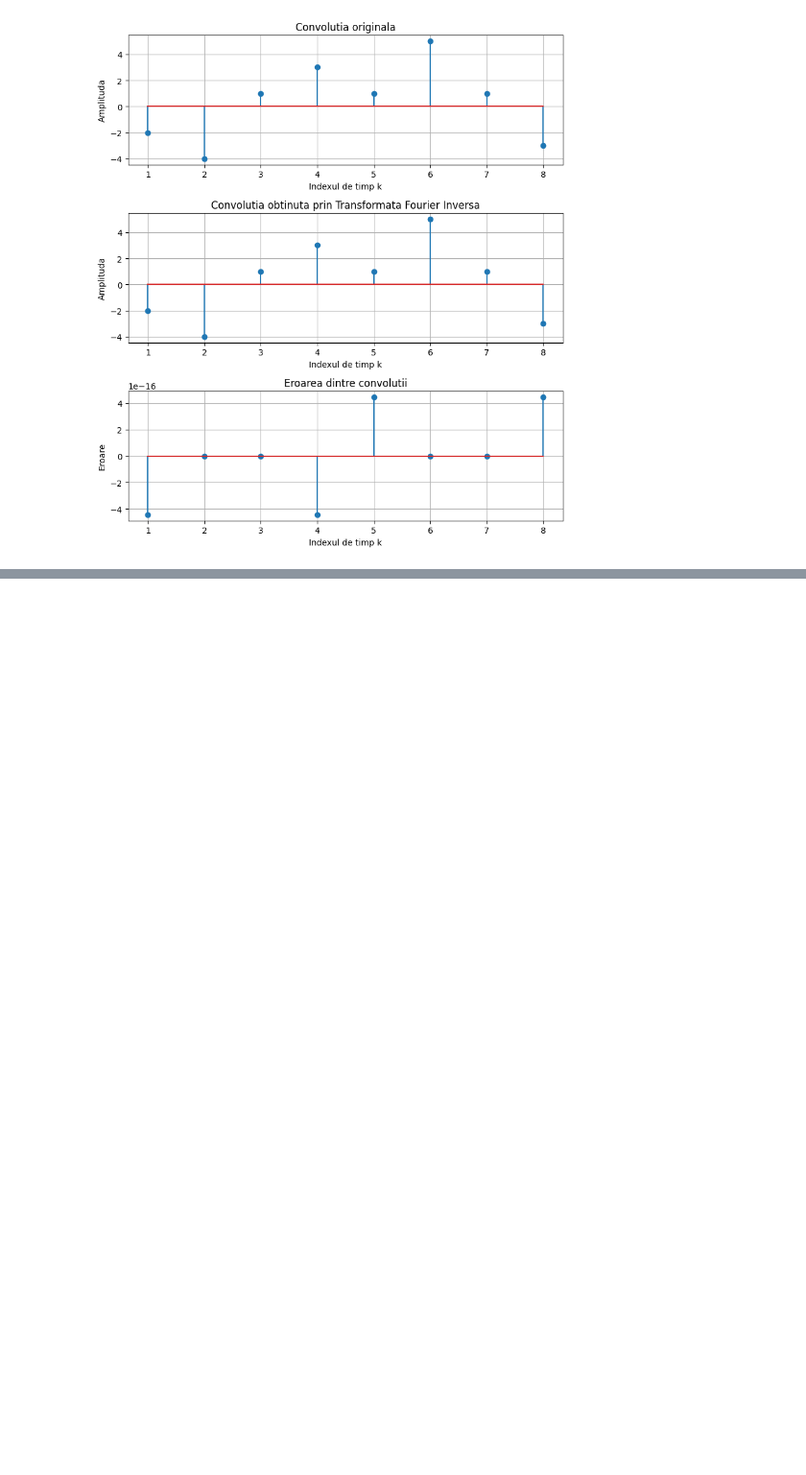
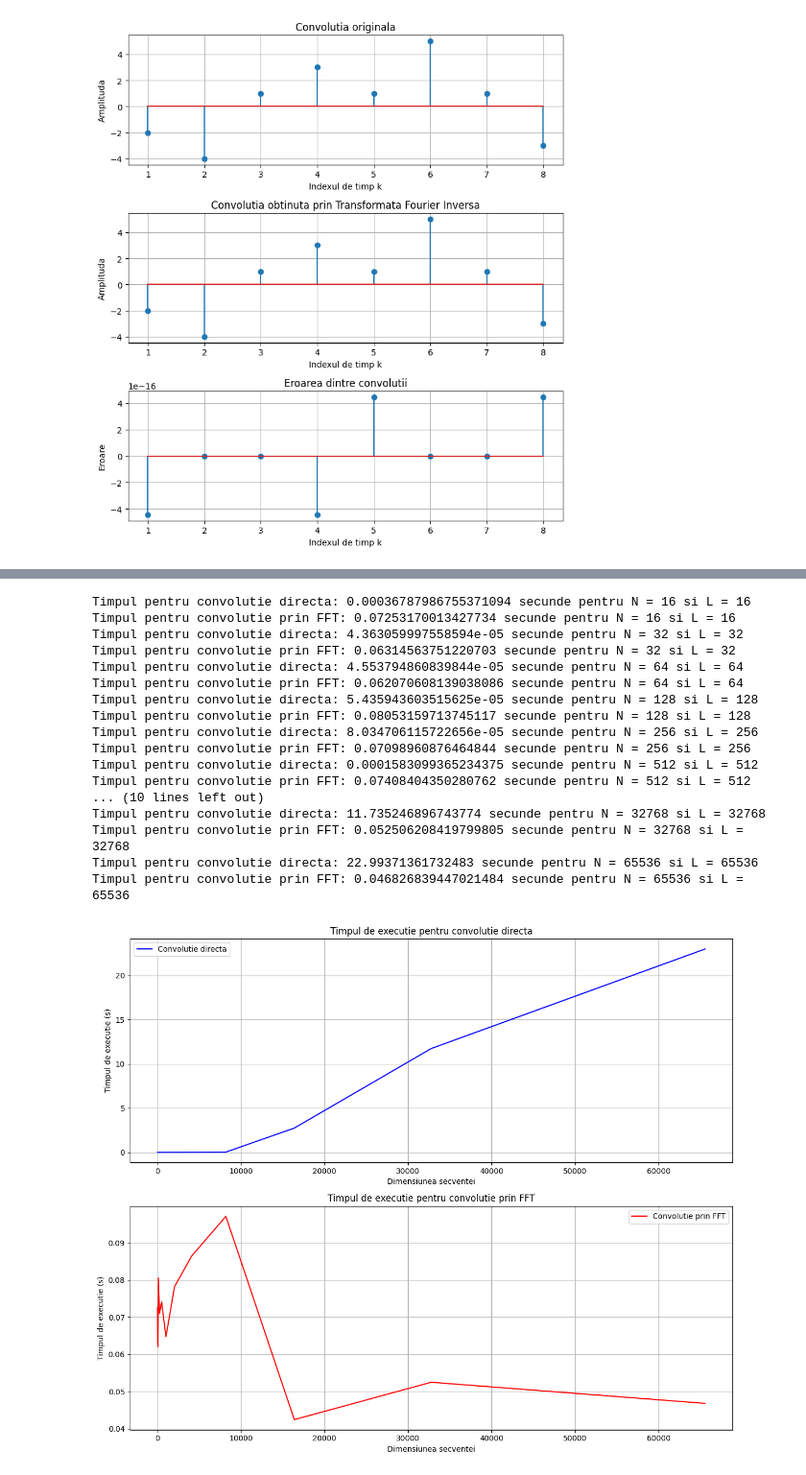
Before and after one commit to KaBoomKaBoom/PS_Labs, a Jupyter notebook: Lab2/Lab2.ipynb, the cells around one changed output, grey strips where cells are left out. Shown at 96% size. Saved outputs shown, nothing was run; the diff lists cells and outputs as text; code cells hidden in the pictures; blank space fills up the shorter version.

Commit message:
Task 6,7,8,9,10 for Lab2

```diff
--- a/Lab2/Lab2.ipynb
+++ b/Lab2/Lab2.ipynb
@@ -143,0 +214,76 @@ plt.show()
+# %%
+#Task 6, 7
+
+import time
+from scipy.signal import square, sawtooth
+
+n_s = [16, 32, 64, 128, 256, 512, 1024, 2048, 4096, 8192, 16384, 32768, 65536, 131072, 262144, 524288]
+conv_time = []
+fft_time = []
+
+for n in n_s:
+    N = n
+    L = n
+    a = 2 * square(20 * np.pi * np.arange(N) + 1)
+    b = 3 * sawtooth(20 * np.pi * np.arange(L) + 1)
+
+    # Compute convolution time
+    tic = time.time()
+    conv = np.convolve(a, b)
+    toc = time.time()
+    print(f'Timpul pentru convolutie directa: {toc - tic} secunde pentru N = {N} si L = {L}')
+    conv_time.append(toc - tic)
+
+    # Compute Fourier Transform time
+    m = n + l - 1
+    tic = time.time()
+    AE = np.fft.fft(a, m)
+    BE = np.fft.fft(b, m)
+    p = AE * BE
+    ifft = np.fft.ifft(p)
+    toc = time.time()
+    fft_time.append(toc - tic)
+    print(f'Timpul pentru convolutie prin FFT: {toc - tic} secunde pentru N = {N} si L = {L}')
+
+# Plot the results
+plt.figure(figsize=(12, 10))
+
+# Subplot for direct convolution time
+plt.subplot(2, 1, 1)
+plt.plot(n_s, conv_time, label='Convolutie directa', color='blue')
+plt.xlabel('Dimensiunea secventei')
+plt.ylabel('Timpul de executie (s)')
+plt.title('Timpul de executie pentru convolutie directa')
+plt.legend()
+plt.grid()
+
+# Subplot for FFT convolution time
+plt.subplot(2, 1, 2)
+plt.plot(n_s, fft_time, label='Convolutie prin FFT', color='red')
+plt.xlabel('Dimensiunea secventei')
+plt.ylabel('Timpul de executie (s)')
+plt.title('Timpul de executie pentru convolutie prin FFT')
+plt.legend()
+plt.grid()
+
+plt.tight_layout()
+plt.show()
+# %% [output]
+Timpul pentru convolutie directa: 0.00036787986755371094 secunde pentru N = 16 si L = 16
+Timpul pentru convolutie prin FFT: 0.07253170013427734 secunde pentru N = 16 si L = 16
+Timpul pentru convolutie directa: 4.363059997558594e-05 secunde pentru N = 32 si L = 32
+Timpul pentru convolutie prin FFT: 0.06314563751220703 secunde pentru N = 32 si L = 32
+Timpul pentru convolutie directa: 4.553794860839844e-05 secunde pentru N = 64 si L = 64
+Timpul pentru convolutie prin FFT: 0.062070608139038086 secunde pentru N = 64 si L = 64
+Timpul pentru convolutie directa: 5.435943603515625e-05 secunde pentru N = 128 si L = 128
+Timpul pentru convolutie prin FFT: 0.08053159713745117 secunde pentru N = 128 si L = 128
+Timpul pentru convolutie directa: 8.034706115722656e-05 secunde pentru N = 256 si L = 256
+Timpul pentru convolutie prin FFT: 0.07098960876464844 secunde pentru N = 256 si L = 256
+Timpul pentru convolutie directa: 0.0001583099365234375 secunde pentru N = 512 si L = 512
+Timpul pentru convolutie prin FFT: 0.07408404350280762 secunde pentru N = 512 si L = 512
+... (10 lines left out)
+Timpul pentru convolutie directa: 11.735246896743774 secunde pentru N = 32768 si L = 32768
+Timpul pentru convolutie prin FFT: 0.052506208419799805 secunde pentru N = 32768 si L = 32768
+Timpul pentru convolutie directa: 22.99371361732483 secunde pentru N = 65536 si L = 65536
+Timpul pentru convolutie prin FFT: 0.046826839447021484 secunde pentru N = 65536 si L = 65536
+[figure, added]
```
Also changed, not shown: parts of 4 cells of this notebook.
